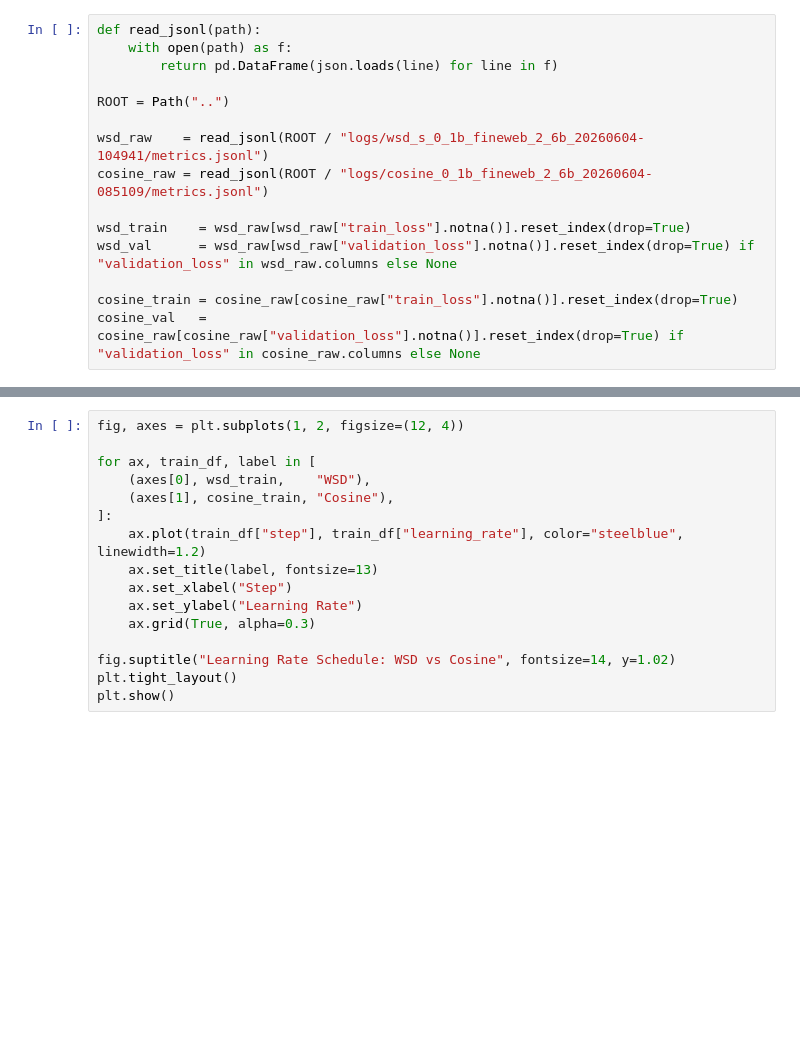
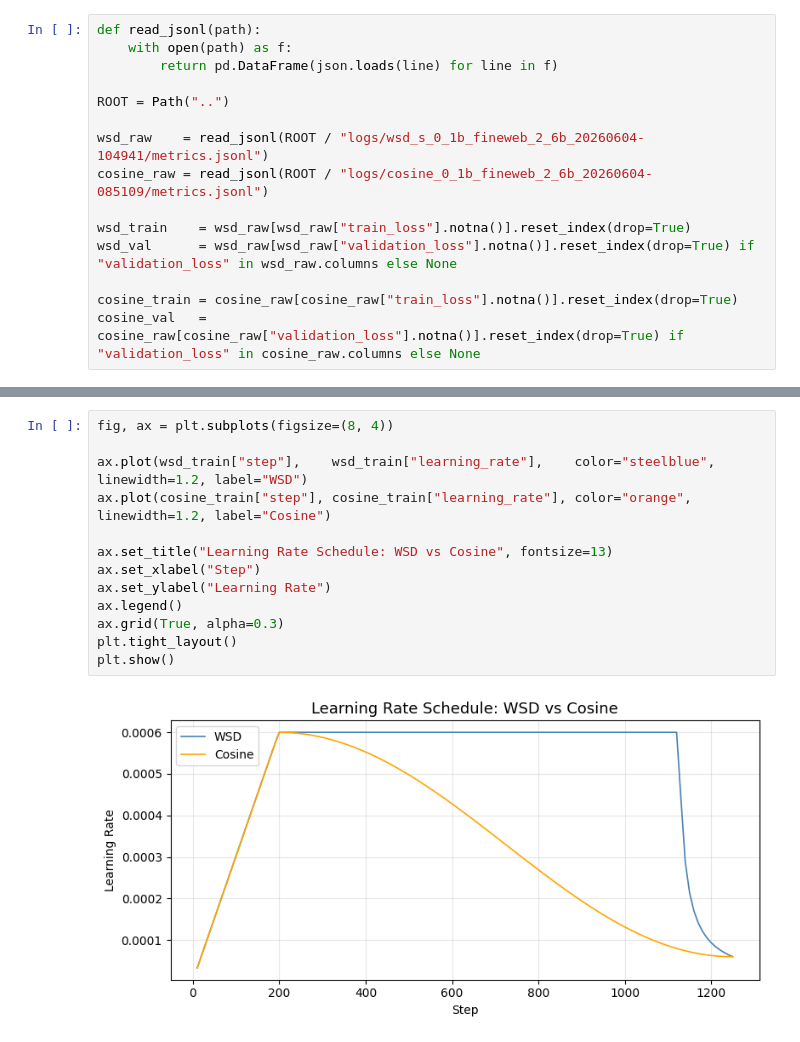
Before and after one commit to Duckymini/wsd_metric_triggered, a Jupyter notebook: notebooks/wsd_vs_cosine.ipynb, the cells around one changed output, grey strips where cells are left out. Drawn from its saved outputs; the diff is of its cells as text; blank space fills up the shorter version.

```diff
--- a/notebooks/wsd_vs_cosine.ipynb
+++ b/notebooks/wsd_vs_cosine.ipynb
@@ -40,16 +61,15 @@ plt.show()
 # %%
-fig, axes = plt.subplots(1, 2, figsize=(12, 4))
+fig, ax = plt.subplots(figsize=(8, 4))
 
-for ax, train_df, label in [
-    (axes[0], wsd_train,    "WSD"),
-    (axes[1], cosine_train, "Cosine"),
-]:
-    ax.plot(train_df["step"], train_df["learning_rate"], color="steelblue", linewidth=1.2)
-    ax.set_title(label, fontsize=13)
-    ax.set_xlabel("Step")
-    ax.set_ylabel("Learning Rate")
-    ax.grid(True, alpha=0.3)
+ax.plot(wsd_train["step"],    wsd_train["learning_rate"],    color="steelblue", linewidth=1.2, label="WSD")
+ax.plot(cosine_train["step"], cosine_train["learning_rate"], color="orange",    linewidth=1.2, label="Cosine")
 
-fig.suptitle("Learning Rate Schedule: WSD vs Cosine", fontsize=14, y=1.02)
+ax.set_title("Learning Rate Schedule: WSD vs Cosine", fontsize=13)
+ax.set_xlabel("Step")
+ax.set_ylabel("Learning Rate")
+ax.legend()
+ax.grid(True, alpha=0.3)
 plt.tight_layout()
 plt.show()
+# %% [output]
+[figure, added]
```
Also changed, not shown: parts of 2 cells of this notebook.
